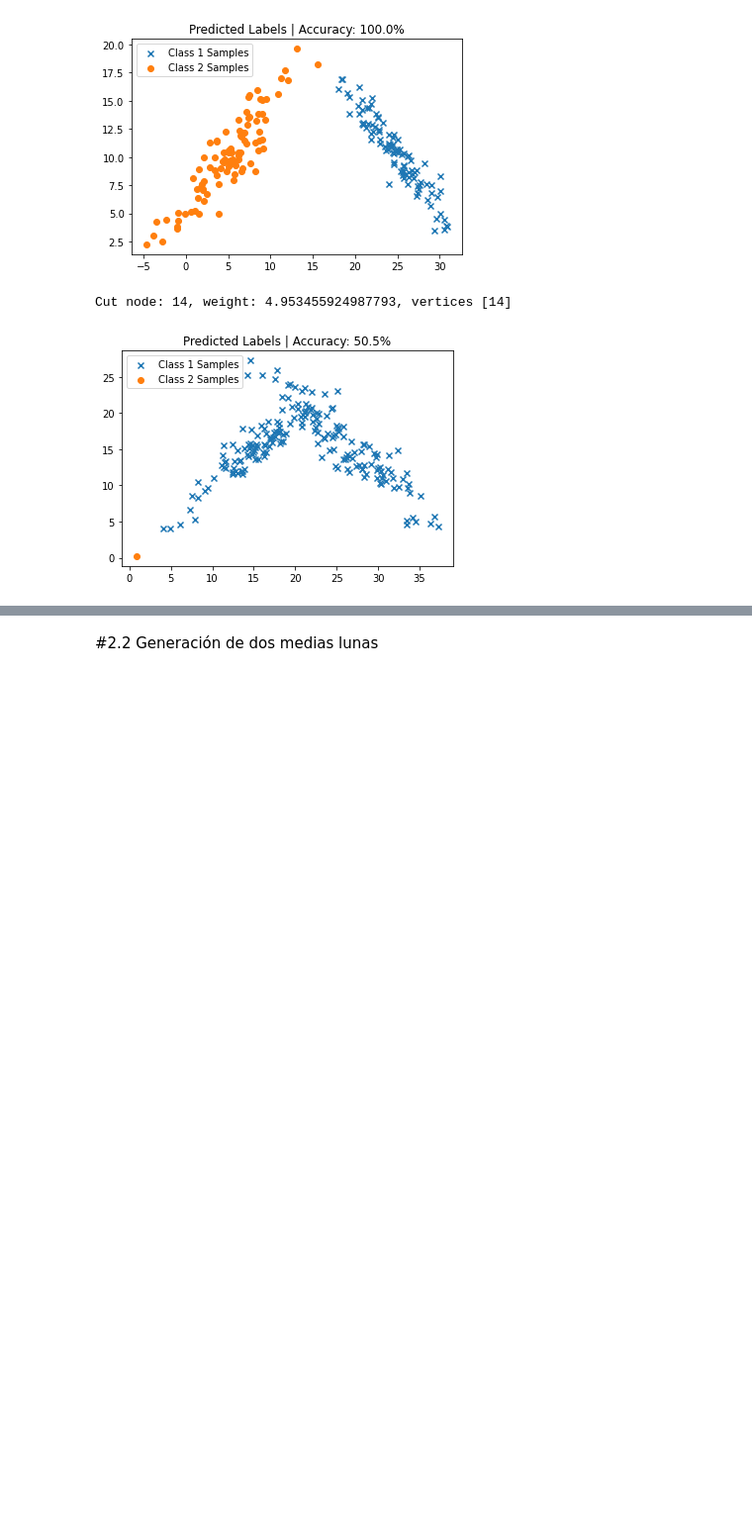
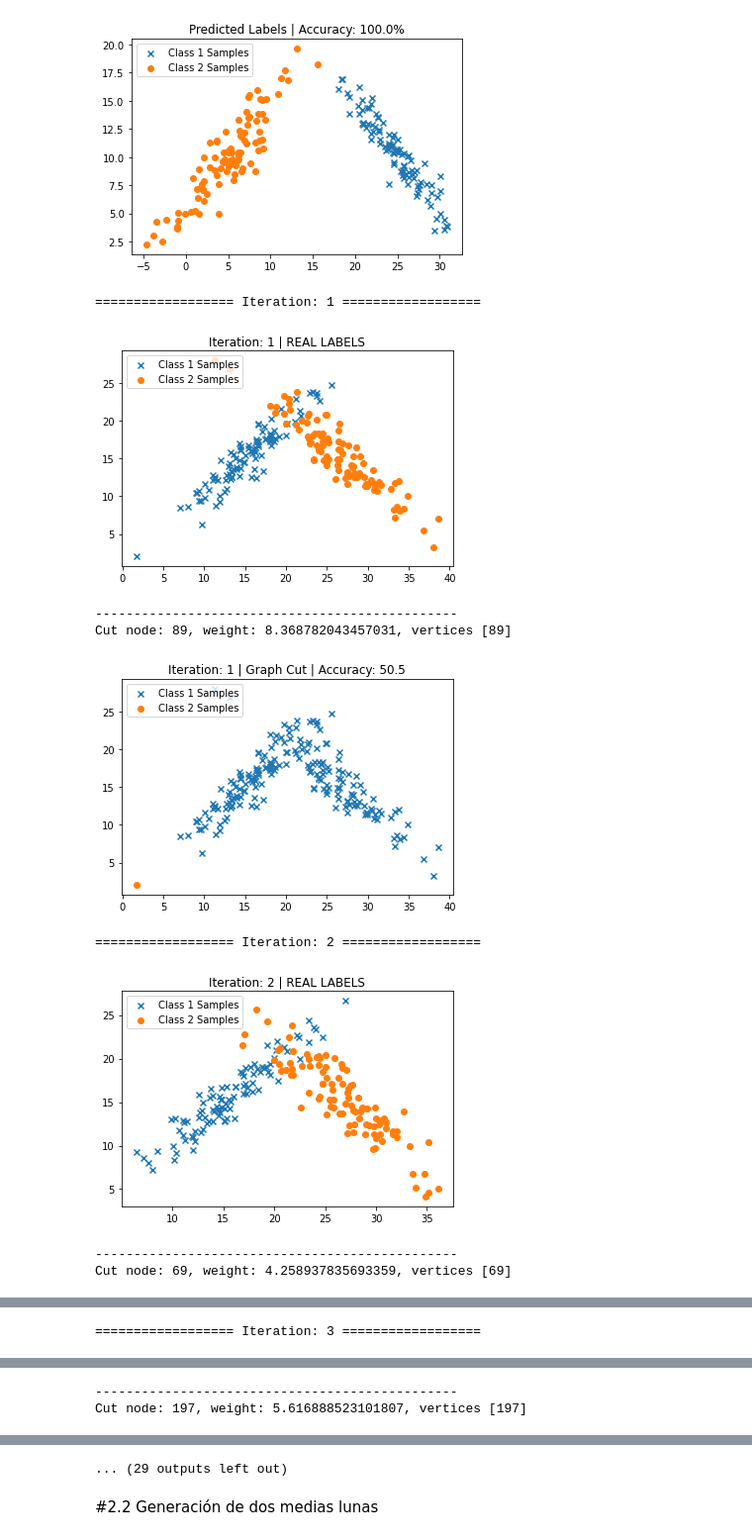
Before and after one commit to evillag/TEC-ML-2022-1, a Jupyter notebook: TP3/TP3_K_Means.ipynb, the cells around one changed output, grey strips where cells are left out. Shown at 99% size. Saved outputs shown, nothing was run; the diff lists cells and outputs as text; code cells hidden in the pictures; blank space fills up the shorter version.

```diff
--- a/TP3/TP3_K_Means.ipynb
+++ b/TP3/TP3_K_Means.ipynb
@@ -506,14 +523,62 @@ plotSampleData(SamplesAll, predicted_labels, show_separated=True, show_plot=True
 # %% [output]
 Cut node: 27, weight: 3.078828811645508, vertices [27, 48, 55, 4, 14, 88, 86, 69, 45, 10, 34, 53, 50, 89, 57, 78, 15, 18, 22, 5, 46, 35, 54, 79, 84, 13, 99, 26, 81, 56, 36, 32, 80, 12, 60, 61, 72, 17, ...
 [figure]
-# %%
-# Hard separation data
-(TargetsAll, SamplesAll) = createData(numberSamplesPerClass = 100, mean1 = [15,15], mean2 = [27, 15], stds1 = [20, 20, 19, 19], stds2 = [19, 19, -17, -17])
-model = train_graph(SamplesAll)
-#print(model)
-predicted_labels = predict_graph(model)
-accuracy = test_graph_cut(predicted_labels, TargetsAll)
-plotSampleData(SamplesAll, predicted_labels, show_separated=True, show_plot=True, title=f"Predicted Labels | Accuracy: {accuracy}%")
-# %% [output]
-Cut node: 14, weight: 4.953455924987793, vertices [14]
-[figure, removed]
+# %%
+# # Hard separation data
+# (TargetsAll, SamplesAll) = createData(numberSamplesPerClass = 100, mean1 = [15,15], mean2 = [27, 15], stds1 = [20, 20, 19, 19], stds2 = [19, 19, -17, -17])
+# model = train_graph(SamplesAll)
+# #print(model)
+# predicted_labels = predict_graph(model)
+# accuracy = test_graph_cut(predicted_labels, TargetsAll)
+# plotSampleData(SamplesAll, predicted_labels, show_separated=True, show_plot=True, title=f"Predicted Labels | Accuracy: {accuracy}%")
+
+
+# Number of iterations
+iterations = 10
+
+# To save accuraccies
+accuracies = torch.zeros(2, iterations)
+
+# To save times
+times = torch.zeros(2, iterations)
+
+for iteration in range(iterations):
+  print(f'\n================== Iteration: {iteration + 1} ==================\n')
+
+  # Create Data
+  (TargetsAll, SamplesAll) = createData(numberSamplesPerClass = 100, mean1 = [15,15], mean2 = [27, 15], stds1 = [20, 20, 19, 19], stds2 = [19, 19, -17, -17])
+
+  # Plot real data
+  plotSampleData(SamplesAll, TargetsAll, show_separated=True, show_plot=True, title=f"Iteration: {iteration + 1} | REAL LABELS")
+
+  # Train Minimum spanning tree with Graph Cut
+  start_time = time.time()
+  model = train_graph(SamplesAll)
+  times[0][iteration] = time.time() - start_time
+  print("-----------------------------------------------")
+  # Calc Accuracy
+  predicted_labels = predict_graph(model)
+  accuracies[0][iteration] = test_graph_cut(predicted_labels, TargetsAll)
+
+  # Plot Predicted Labels
+  plotSampleData(SamplesAll, predicted_labels, show_separated=True, show_plot=True, title=f"Iteration: {iteration + 1} | Graph Cut | Accuracy: {accuracies[0][iteration]}")
+
+
+print("Graph Cut Algorithm")
+print("== Accuracy ==")
+print("Std:", round(accuracies[0].std().item(), 3))
+print("Mean:", round(accuracies[0].mean().item(), 3))
+
+print("== Time ==")
+print("Std:", round(times[0].std().item(), 3))
+print("Mean:", round(times[0].mean().item(), 3))
+# %% [output]
+================== Iteration: 1 ==================
+[figure, added]
+-----------------------------------------------
+Cut node: 89, weight: 8.368782043457031, vertices [89]
+[figure, added]
+================== Iteration: 2 ==================
+[figure, added]
+-----------------------------------------------
+Cut node: 69, weight: 4.258937835693359, vertices [69]
@@ -519,0 +586 @@ Cut node: 14, weight: 4.953455924987793, vertices [14]
+================== Iteration: 3 ==================
@@ -519,0 +588,2 @@ Cut node: 14, weight: 4.953455924987793, vertices [14]
+-----------------------------------------------
+Cut node: 197, weight: 5.616888523101807, vertices [197]
@@ -520,3 +591,4 @@ Cut node: 14, weight: 4.953455924987793, vertices [14]
+... (29 outputs left out)
 # %% [markdown]
 #2.2 Generación de dos medias lunas
 # %%
```
Also changed, not shown: parts of 10 cells of this notebook.
